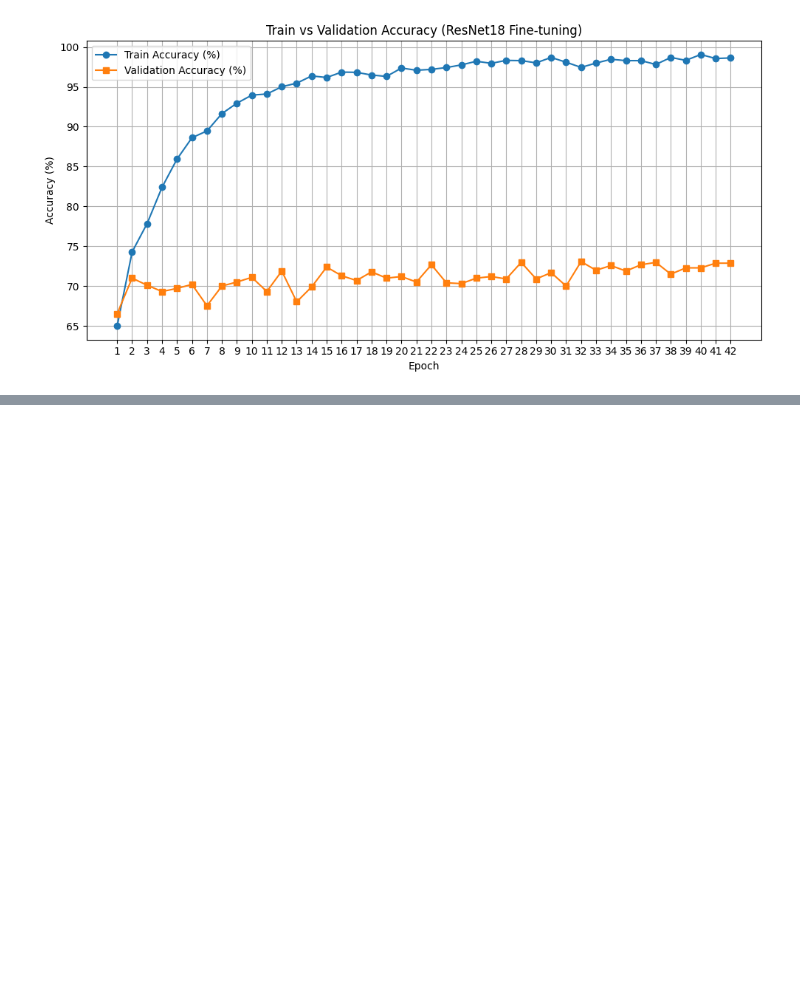
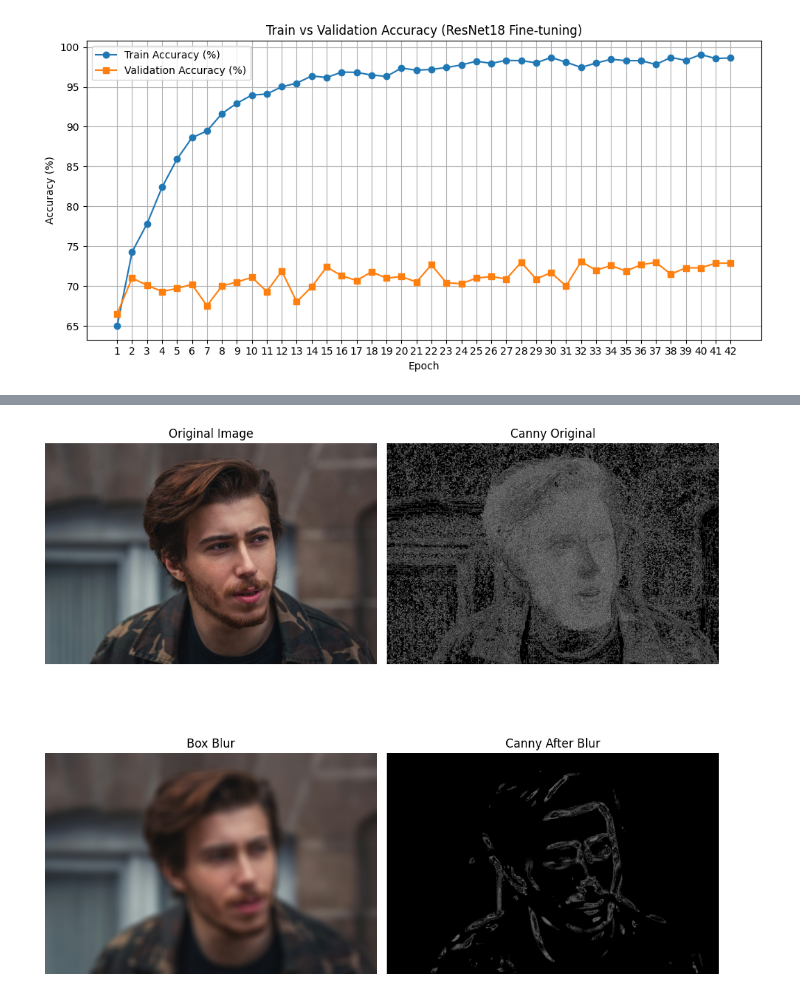
Before and after one commit to Hanbi-Kim/BlurFaceDetection, a Jupyter notebook: notebooks/Project.ipynb, the cells around one changed output, grey strips where cells are left out. Cells and saved outputs as stored; diff of their text form; code cells hidden in the pictures; blank space fills up the shorter version.

```diff
--- a/notebooks/Project.ipynb
+++ b/notebooks/Project.ipynb
@@ -179,0 +204,47 @@ plt.show()
+# %%
+import cv2
+import matplotlib.pyplot as plt
+
+# 이미지 경로
+img_path = "../sample.jpg"
+
+# 이미지 불러오기
+img = cv2.imread(img_path)
+img_rgb = cv2.cvtColor(img, cv2.COLOR_BGR2RGB)
+
+# 엣지 검출 (Median Blur 적용 전)
+edges_before = cv2.Canny(img_rgb, threshold1=5, threshold2=10)
+
+# Box Blur 적용 (커널 크기 70)
+median_blurred = cv2.blur(img_rgb, (70, 70))
+
+# 엣지 검출 (Box Blur 적용 후)
+edges_after = cv2.Canny(median_blurred, threshold1=5, threshold2=10)
+
+# 결과 시각화 (2x2 배치)
+plt.figure(figsize=(10, 10))
+
+plt.subplot(2, 2, 1)
+plt.title("Original Image")
+plt.imshow(img_rgb)
+plt.axis("off")
+
+plt.subplot(2, 2, 2)
+plt.title("Canny Original")
+plt.imshow(edges_before, cmap='gray')
+plt.axis("off")
+
+plt.subplot(2, 2, 3)
+plt.title("Box Blur ")
+plt.imshow(median_blurred)
+plt.axis("off")
+
+plt.subplot(2, 2, 4)
+plt.title("Canny After Blur")
+plt.imshow(edges_after, cmap='gray')
+plt.axis("off")
+
+plt.tight_layout()
+plt.show()
+# %% [output]
+[figure, added]
```
Also changed, not shown: parts of 1 cell of this notebook, 6 other files.
